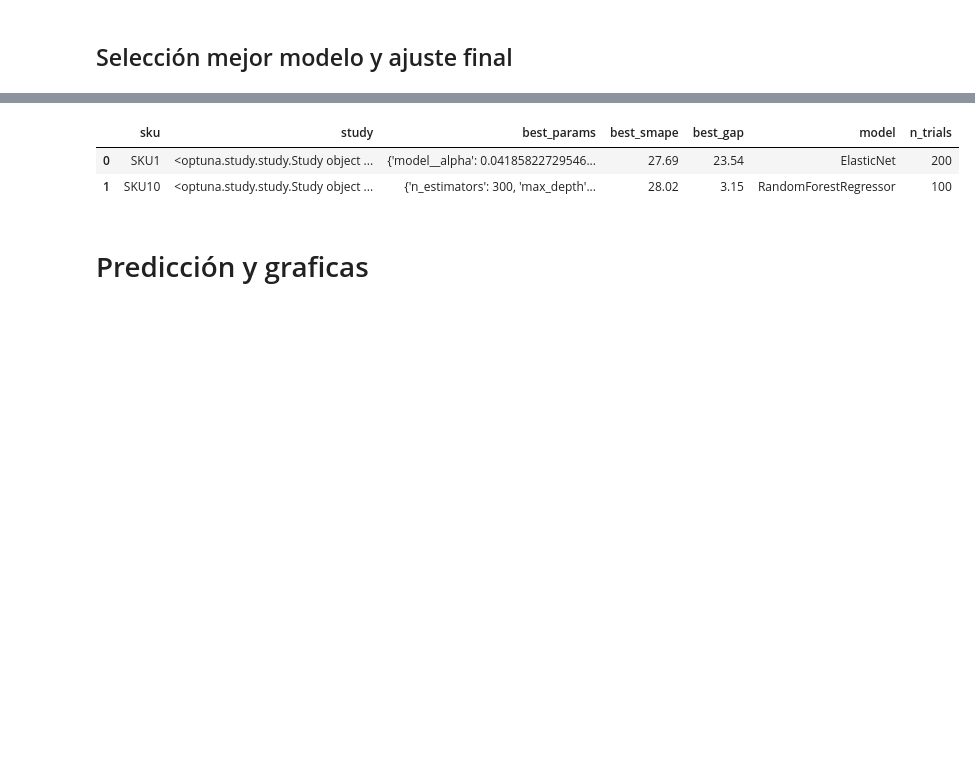
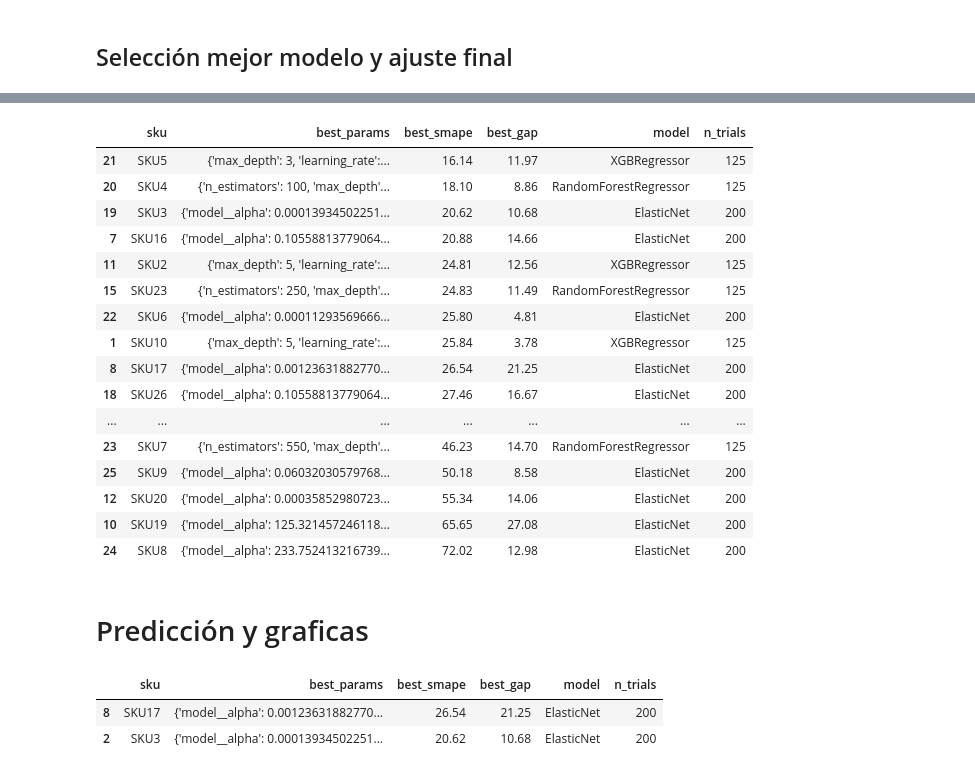
Before and after one commit to JhonattanReales21/innv_tec_1_icesi, a Jupyter notebook: notebooks/ml_pipeline_p_sku.ipynb, the cells around one changed output, grey strips where cells are left out. Saved outputs shown, nothing was run; the diff lists cells and outputs as text; code cells hidden in the pictures; blank space fills up the shorter version.

Commit message:
WIP seleecion mejor modelo

```diff
--- a/notebooks/ml_pipeline_p_sku.ipynb
+++ b/notebooks/ml_pipeline_p_sku.ipynb
@@ -253,12 +393,12 @@ for sku in df_mod["sku"].unique():
     # Definimos el espacio de búsqueda de hiperparámetros para el modelo XGBoost
     # Usamos funciones lambda para que Optuna pueda sugerir valores
     param_grid = {
-        "max_depth": lambda trial: trial.suggest_int("max_depth", 1, 8, step=1),
+        "max_depth": lambda trial: trial.suggest_int("max_depth", 1, 5, step=1),
         "learning_rate": lambda trial: trial.suggest_float(
             "learning_rate", 0.001, 0.1, step=0.001
         ),
         "n_estimators": lambda trial: trial.suggest_int(
-            "n_estimators", 50, 1500, step=50
+            "n_estimators", 50, 3000, step=50
         ),
         "subsample": lambda trial: trial.suggest_float(
             "subsample", 0.5, 1.0, step=0.02
@@ -272,7 +412,7 @@ for sku in df_mod["sku"].unique():
         "min_child_weight": lambda trial: trial.suggest_int(
             "min_child_weight", 5, 20, step=1
         ),
-        "random_state": 100,  # Fijamos la semilla para reproducibilidad
+        "random_state": lambda trial: 100,  # Fijamos la semilla para reproducibilidad
     }
 
     # Optimizamos el modelo XGBoost usando Optuna con ventana recursiva
@@ -473,7 +1187,7 @@ df_results_elastic
 
 results = []
 
-for sku in df_mod["sku"].unique()[0:2]:
+for sku in df_mod["sku"].unique():
     print("\n-----------------------")
     print(f"🔍 Optimizando KNN para SKU: {sku}\n")
 
@@ -604,5 +1464,7 @@ df_best_models = df_results.loc[
 
 
 # Ordenamos por mejor SMAPE
-df_best_models = df_best_models.sort_values(by="best_smape", ascending=True)
+df_best_models = df_best_models.sort_values(by="best_smape", ascending=True).drop(
+    columns=["study"]
+)
 # %%
@@ -620,8 +1490,26 @@ df_results
 # %%
+# guardar en OUTPUT_DIR el dataframe de mejores modelos por SKU
+output_file = os.path.join(OUTPUT_DIR, "df_ML_best_models.xlsx")
+df_best_models.to_excel(output_file, index=False)
+
 df_best_models
 # %% [output]
-|  | sku | study | best_params | best_smape | best_gap | model | n_trials |
-| 0 | SKU1 | <optuna.study.study.Study object ... | {'model__alpha': 0.04185822729546... | 27.69 | 23.54 | ElasticNet | 200 |
-| 1 | SKU10 | <optuna.study.study.Study object ... | {'n_estimators': 300, 'max_depth'... | 28.02 | 3.15 | RandomForestRegressor | 100 |
+|  | sku | best_params | best_smape | best_gap | model | n_trials |
+| 21 | SKU5 | {'max_depth': 3, 'learning_rate':... | 16.14 | 11.97 | XGBRegressor | 125 |
+| 20 | SKU4 | {'n_estimators': 100, 'max_depth'... | 18.10 | 8.86 | RandomForestRegressor | 125 |
+| 19 | SKU3 | {'model__alpha': 0.00013934502251... | 20.62 | 10.68 | ElasticNet | 200 |
+| 7 | SKU16 | {'model__alpha': 0.10558813779064... | 20.88 | 14.66 | ElasticNet | 200 |
+| 11 | SKU2 | {'max_depth': 5, 'learning_rate':... | 24.81 | 12.56 | XGBRegressor | 125 |
+| 15 | SKU23 | {'n_estimators': 250, 'max_depth'... | 24.83 | 11.49 | RandomForestRegressor | 125 |
+| 22 | SKU6 | {'model__alpha': 0.00011293569666... | 25.80 | 4.81 | ElasticNet | 200 |
+| 1 | SKU10 | {'max_depth': 5, 'learning_rate':... | 25.84 | 3.78 | XGBRegressor | 125 |
+| 8 | SKU17 | {'model__alpha': 0.00123631882770... | 26.54 | 21.25 | ElasticNet | 200 |
+| 18 | SKU26 | {'model__alpha': 0.10558813779064... | 27.46 | 16.67 | ElasticNet | 200 |
+| ... | ... | ... | ... | ... | ... | ... |
+| 23 | SKU7 | {'n_estimators': 550, 'max_depth'... | 46.23 | 14.70 | RandomForestRegressor | 125 |
+| 25 | SKU9 | {'model__alpha': 0.06032030579768... | 50.18 | 8.58 | ElasticNet | 200 |
+| 12 | SKU20 | {'model__alpha': 0.00035852980723... | 55.34 | 14.06 | ElasticNet | 200 |
+| 10 | SKU19 | {'model__alpha': 125.321457246118... | 65.65 | 27.08 | ElasticNet | 200 |
+| 24 | SKU8 | {'model__alpha': 233.752413216739... | 72.02 | 12.98 | ElasticNet | 200 |
 # %% [markdown]
 # Predicción y graficas
@@ -628,3 +1522,9 @@ df_best_models
+# %%
+df_best_models_2.sample(2)
+# %% [output]
+|  | sku | best_params | best_smape | best_gap | model | n_trials |
+| 8 | SKU17 | {'model__alpha': 0.00123631882770... | 26.54 | 21.25 | ElasticNet | 200 |
+| 2 | SKU3 | {'model__alpha': 0.00013934502251... | 20.62 | 10.68 | ElasticNet | 200 |
 # %%
 # # Reentrenamos la serie de tiempo de cada SKU con el mejor modelo, usando el conjunto de entrenamiento completo
 # for sku in df_best_models["sku"].unique():
```
Also changed, not shown: parts of 24 cells of this notebook, 3 other files.
